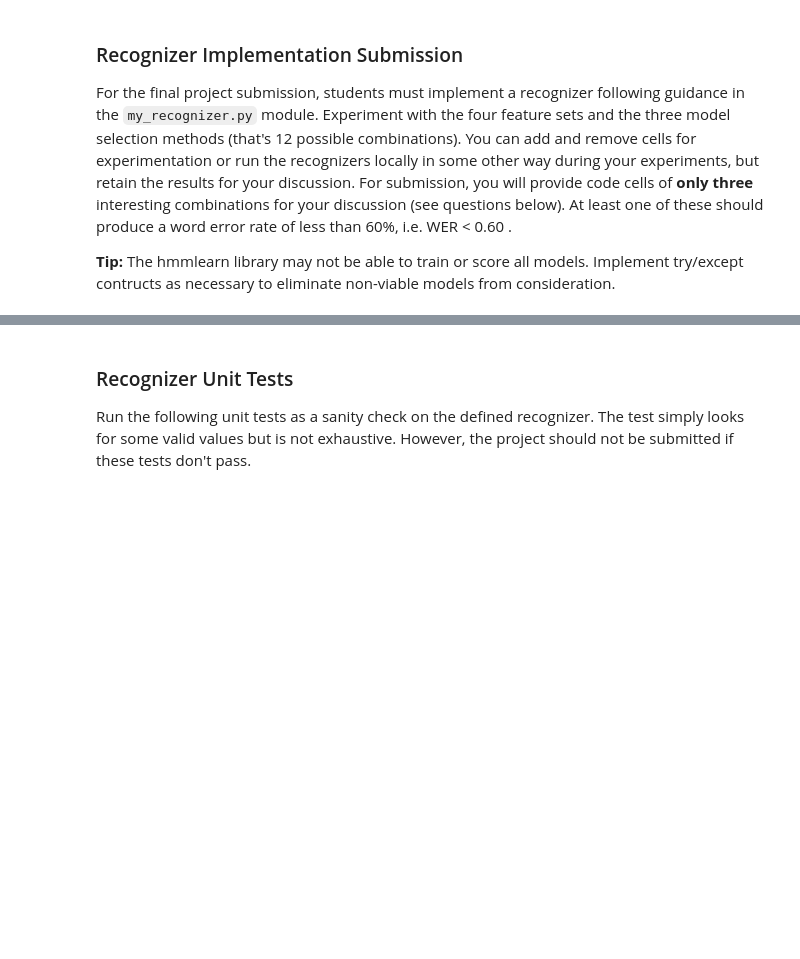
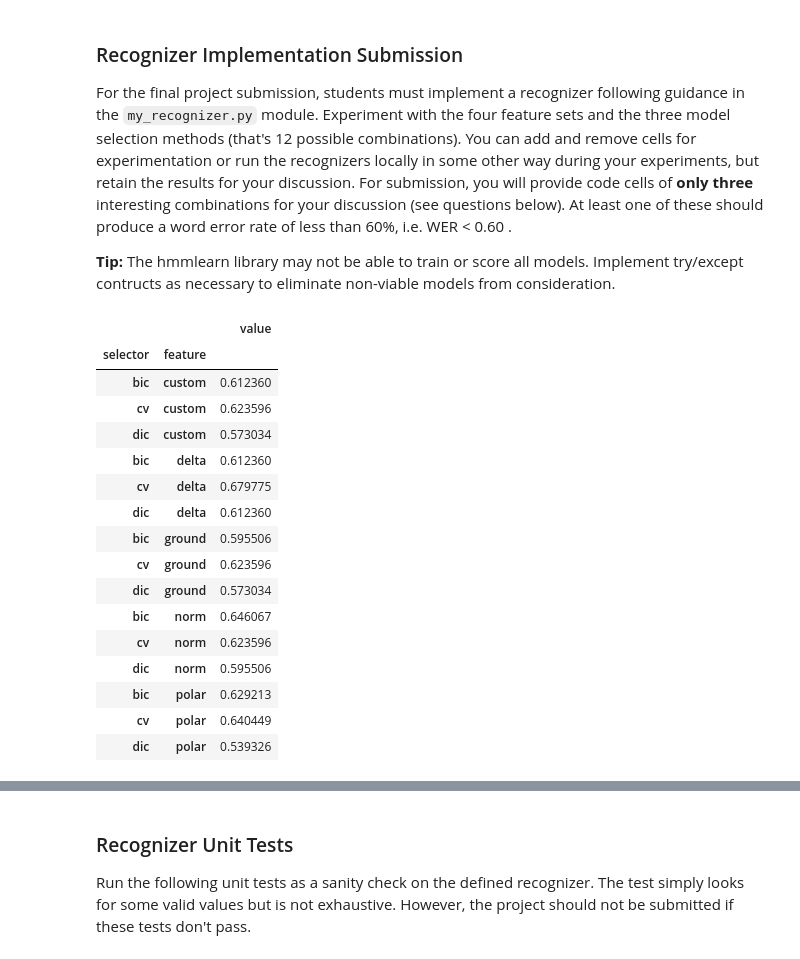
Before and after one commit to bn2302/AIND-Recognizer, a Jupyter notebook: asl_recognizer.ipynb, the cells around one changed output, grey strips where cells are left out. Saved outputs shown, nothing was run; the diff lists cells and outputs as text; code cells hidden in the pictures; blank space fills up the shorter version.

Commit message:
added recognizer, started working on lm

```diff
--- a/asl_recognizer.ipynb
+++ b/asl_recognizer.ipynb
@@ -604,3 +596,56 @@ For the final project submission, students must implement a recognizer following
 from my_recognizer import recognize
 from asl_utils import show_errors
+# %%
+features  = {'ground': features_ground, 'norm': features_norm, 'polar': features_polar,
+             'delta': features_delta, 'custom': features_custom}
+selectors = {'bic': SelectorBIC, 'cv': SelectorCV, 'dic': SelectorDIC}
+def test_model(selector, feature):
+    # Recognize the test set and display the result with the show_errors method
+    models = train_all_words(feature, selector)
+    test_set = asl.build_test(feature)
+    probabilities, guesses = recognize(models, test_set)
+    return {'probabilities': probabilities, 'guesses': guesses}
+# %%
+model_test_result = {}
+for feature in features:
+    selector_results = {}
+    for selector in selectors:
+        selector_results[selector] = test_model(selectors[selector], features[feature])
+    model_test_result[feature] = selector_results
+
+import json
+with open('model_test_result.json', 'w') as f:
+    json.dump(model_test_result, f, ensure_ascii=False)
+# %%
+def det_wer(guesses, test_set):
+    S = 0
+    N = len(test_set.wordlist)
+    num_test_words = len(test_set.wordlist)
+    if len(guesses) != num_test_words:
+        print("Size of guesses must equal number of test words ({})!".format(num_test_words))
+    for word_id in range(num_test_words):
+        if guesses[word_id] != test_set.wordlist[word_id]:
+            S += 1
+    return float(S) / float(N)
+result = pd.melt(pd.DataFrame(model_test_result).reset_index(),id_vars='index').rename(
+    columns={'index': 'selector', 'variable': 'feature'}).set_index(['selector', 'feature'])
+result.applymap(lambda x: det_wer(x['guesses'], test_set))
+# %% [output]
+|  |  | value |
+| selector | feature |  |
+| bic | custom | 0.612360 |
+| cv | custom | 0.623596 |
+| dic | custom | 0.573034 |
+| bic | delta | 0.612360 |
+| cv | delta | 0.679775 |
+| dic | delta | 0.612360 |
+| bic | ground | 0.595506 |
+| cv | ground | 0.623596 |
+| dic | ground | 0.573034 |
+| bic | norm | 0.646067 |
+| cv | norm | 0.623596 |
+| dic | norm | 0.595506 |
+| bic | polar | 0.629213 |
+| cv | polar | 0.640449 |
+| dic | polar | 0.539326 |
 # %%
```
Also changed, not shown: parts of 27 cells of this notebook, 6 other files.
